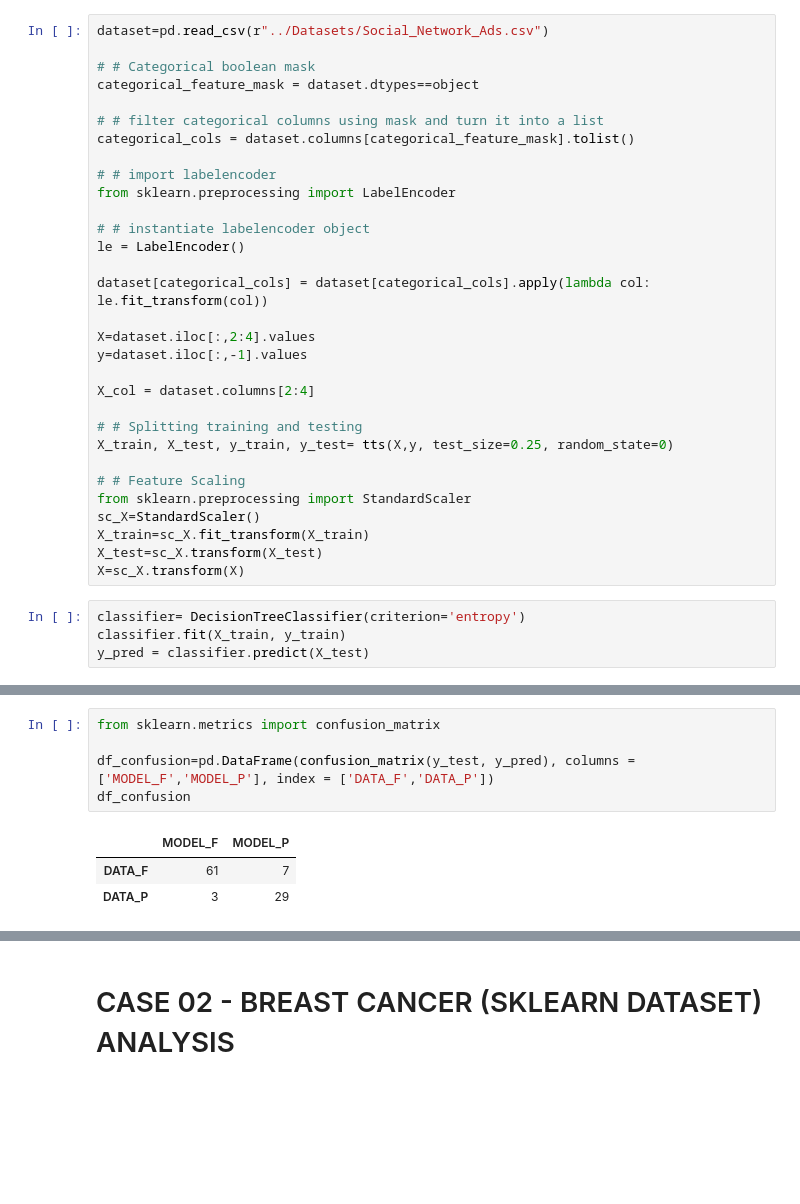
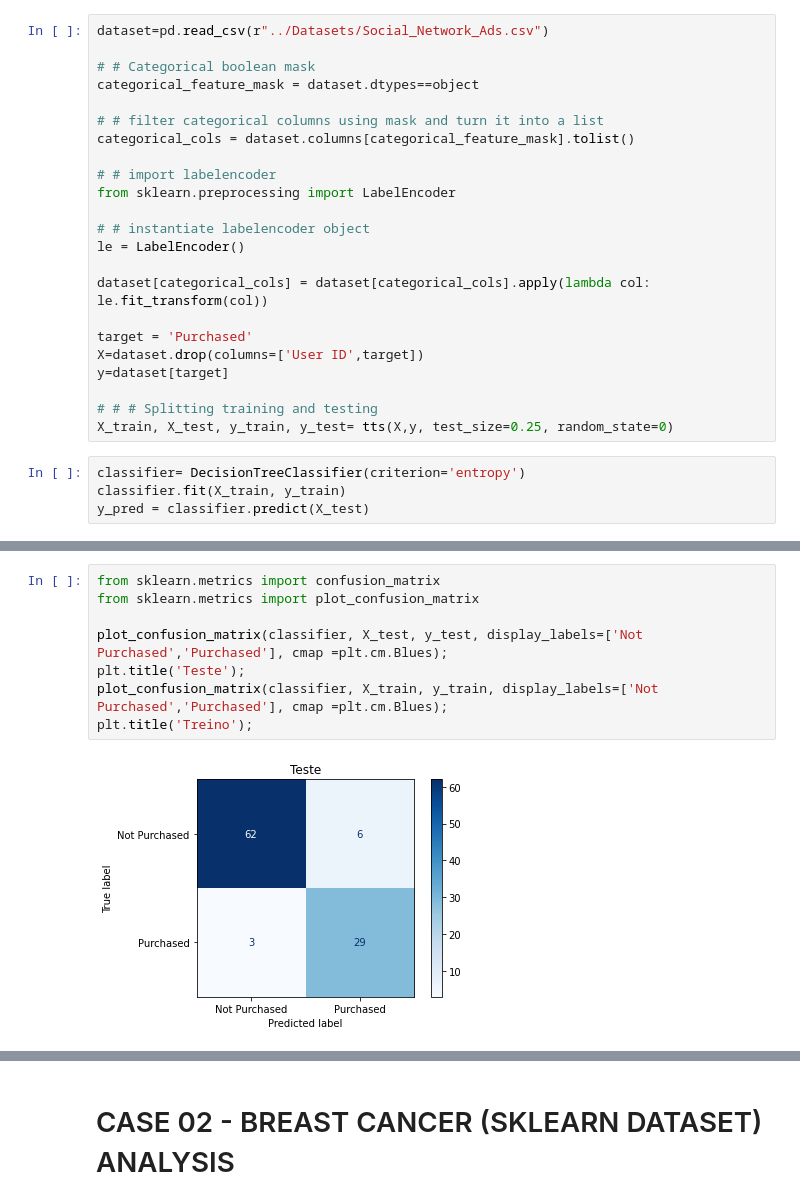
Before and after one commit to FabioMMaia/Machine_Learning, a Jupyter notebook: Classification Algorithms/Decision Tree Classifier.ipynb, the cells around one changed output, grey strips where cells are left out. Saved outputs shown, nothing was run; the diff lists cells and outputs as text; blank space fills up the shorter version.

```diff
--- a/Classification Algorithms/Decision Tree Classifier.ipynb
+++ b/Classification Algorithms/Decision Tree Classifier.ipynb
@@ -278,20 +436,12 @@ le = LabelEncoder()
 
 dataset[categorical_cols] = dataset[categorical_cols].apply(lambda col: le.fit_transform(col))
 
-X=dataset.iloc[:,2:4].values
-y=dataset.iloc[:,-1].values
+target = 'Purchased'
+X=dataset.drop(columns=['User ID',target])
+y=dataset[target]
 
-X_col = dataset.columns[2:4]
-
-# # Splitting training and testing
+# # # Splitting training and testing
 X_train, X_test, y_train, y_test= tts(X,y, test_size=0.25, random_state=0)
-
-# # Feature Scaling
-from sklearn.preprocessing import StandardScaler
-sc_X=StandardScaler()
-X_train=sc_X.fit_transform(X_train)
-X_test=sc_X.transform(X_test)
-X=sc_X.transform(X)
 # %%
 classifier= DecisionTreeClassifier(criterion='entropy')
 classifier.fit(X_train, y_train)
@@ -305,9 +455,10 @@ Test set score:0.900
-# %%
-from sklearn.metrics import confusion_matrix
-
-df_confusion=pd.DataFrame(confusion_matrix(y_test, y_pred), columns = ['MODEL_F','MODEL_P'], index = ['DATA_F','DATA_P'])
-df_confusion
-# %% [output]
-|  | MODEL_F | MODEL_P |
-| DATA_F | 61 | 7 |
-| DATA_P | 3 | 29 |
+# %%
+from sklearn.metrics import confusion_matrix
+from sklearn.metrics import plot_confusion_matrix
+
+plot_confusion_matrix(classifier, X_test, y_test, display_labels=['Not Purchased','Purchased'], cmap =plt.cm.Blues);
+plt.title('Teste');
+plot_confusion_matrix(classifier, X_train, y_train, display_labels=['Not Purchased','Purchased'], cmap =plt.cm.Blues);
+plt.title('Treino');
+# %% [output]
+[figure, added]
```
Also changed, not shown: parts of 33 cells of this notebook, 15 other files.
